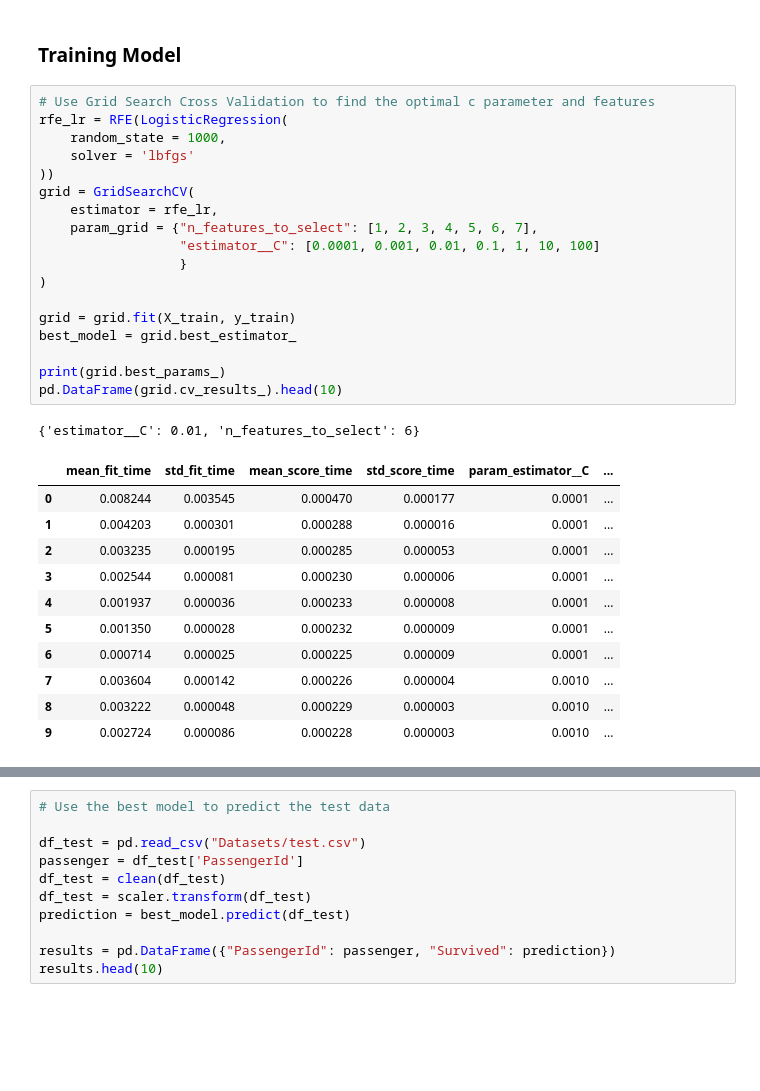
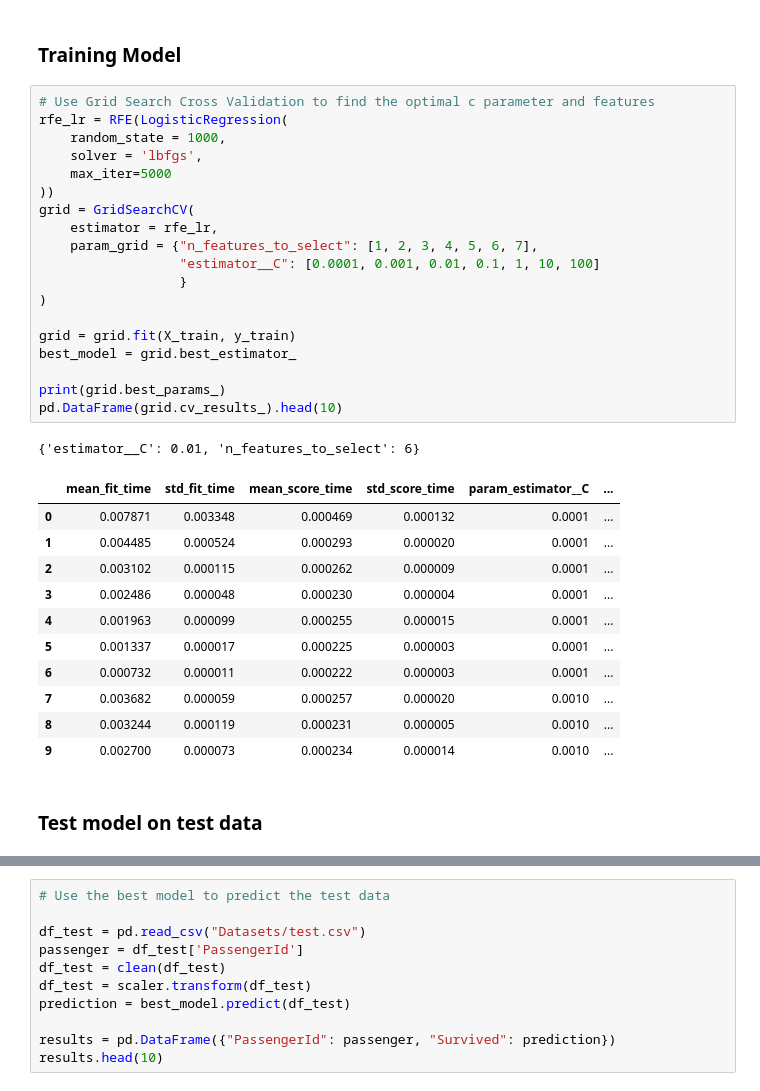
Before and after one commit to kyletp09/Titanic_Kaggle_Comp, a Jupyter notebook: model.ipynb, the cells around one changed output, grey strips where cells are left out. Drawn from its saved outputs; the diff is of its cells as text; blank space fills up the shorter version.

```diff
--- a/model.ipynb
+++ b/model.ipynb
@@ -47,31 +47,34 @@ X_test = scaler.transform(X_test)
 # %%
 # Use Grid Search Cross Validation to find the optimal c parameter and features
 rfe_lr = RFE(LogisticRegression(
     random_state = 1000,
-    solver = 'lbfgs'
+    solver = 'lbfgs',
+    max_iter=5000
 ))
 grid = GridSearchCV(
     estimator = rfe_lr,
     param_grid = {"n_features_to_select": [1, 2, 3, 4, 5, 6, 7],
                   "estimator__C": [0.0001, 0.001, 0.01, 0.1, 1, 10, 100]
                   }
 )
 
 grid = grid.fit(X_train, y_train)
 best_model = grid.best_estimator_
 
 print(grid.best_params_)
 pd.DataFrame(grid.cv_results_).head(10)
 # %% [output]
 {'estimator__C': 0.01, 'n_features_to_select': 6}
 |  | mean_fit_time | std_fit_time | mean_score_time | std_score_time | param_estimator__C | ... |
-| 0 | 0.008244 | 0.003545 | 0.000470 | 0.000177 | 0.0001 | ... |
-| 1 | 0.004203 | 0.000301 | 0.000288 | 0.000016 | 0.0001 | ... |
-| 2 | 0.003235 | 0.000195 | 0.000285 | 0.000053 | 0.0001 | ... |
-| 3 | 0.002544 | 0.000081 | 0.000230 | 0.000006 | 0.0001 | ... |
-| 4 | 0.001937 | 0.000036 | 0.000233 | 0.000008 | 0.0001 | ... |
-| 5 | 0.001350 | 0.000028 | 0.000232 | 0.000009 | 0.0001 | ... |
-| 6 | 0.000714 | 0.000025 | 0.000225 | 0.000009 | 0.0001 | ... |
-| 7 | 0.003604 | 0.000142 | 0.000226 | 0.000004 | 0.0010 | ... |
-| 8 | 0.003222 | 0.000048 | 0.000229 | 0.000003 | 0.0010 | ... |
-| 9 | 0.002724 | 0.000086 | 0.000228 | 0.000003 | 0.0010 | ... |
+| 0 | 0.007871 | 0.003348 | 0.000469 | 0.000132 | 0.0001 | ... |
+| 1 | 0.004485 | 0.000524 | 0.000293 | 0.000020 | 0.0001 | ... |
+| 2 | 0.003102 | 0.000115 | 0.000262 | 0.000009 | 0.0001 | ... |
+| 3 | 0.002486 | 0.000048 | 0.000230 | 0.000004 | 0.0001 | ... |
+| 4 | 0.001963 | 0.000099 | 0.000255 | 0.000015 | 0.0001 | ... |
+| 5 | 0.001337 | 0.000017 | 0.000225 | 0.000003 | 0.0001 | ... |
+| 6 | 0.000732 | 0.000011 | 0.000222 | 0.000003 | 0.0001 | ... |
+| 7 | 0.003682 | 0.000059 | 0.000257 | 0.000020 | 0.0010 | ... |
+| 8 | 0.003244 | 0.000119 | 0.000231 | 0.000005 | 0.0010 | ... |
+| 9 | 0.002700 | 0.000073 | 0.000234 | 0.000014 | 0.0010 | ... |
+# %% [markdown]
+### Test model on test data
```
Also changed, not shown: parts of 9 cells of this notebook, 1 other file.
